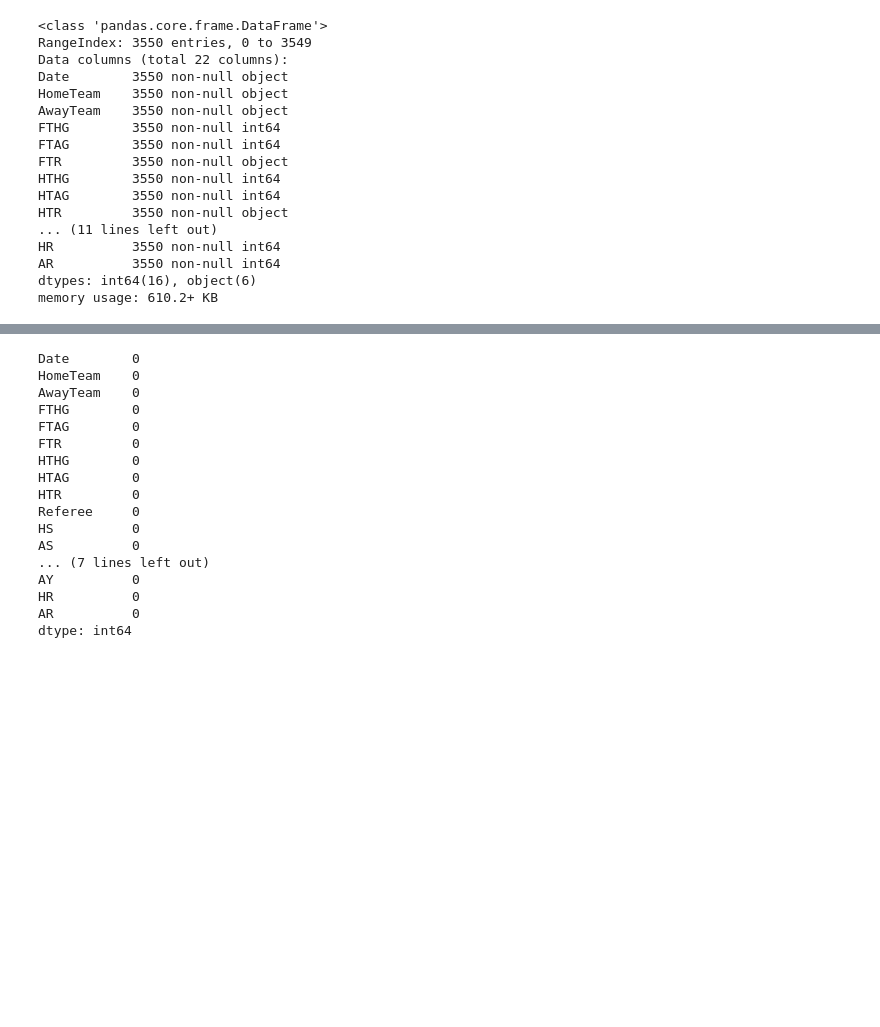
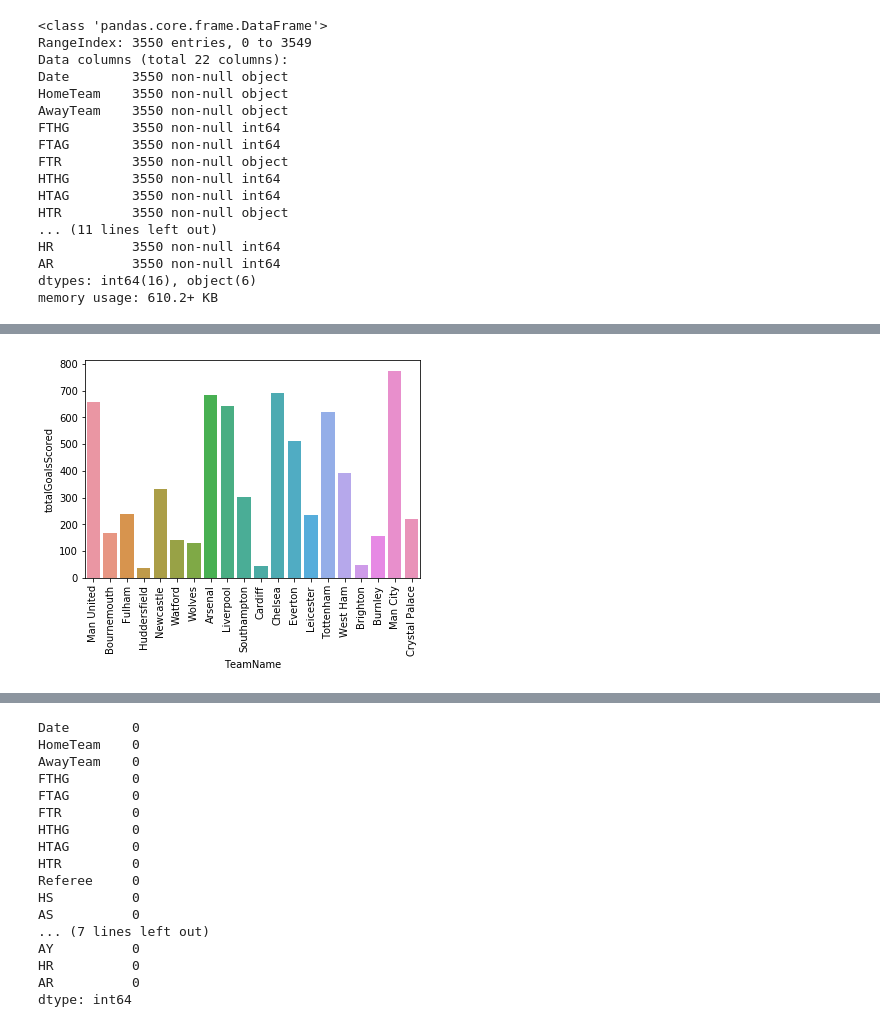
Before and after one commit to binayachaudari/EPL-predict-2019, a Jupyter notebook: EPL-Prediction-2019.ipynb, the cells around one changed output, grey strips where cells are left out. Drawn from its saved outputs; the diff is of its cells as text; code cells hidden in the pictures; blank space fills up the shorter version.

Commit message:
Feature selection and barplot

```diff
--- a/EPL-Prediction-2019.ipynb
+++ b/EPL-Prediction-2019.ipynb
@@ -205,0 +315,10 @@ data[data.FTR == 'H'].plot.hist()
+# %%
+newStatList = []
+for team in team_name:
+    team_vector = getTeamData(team)
+    newStatList.append(team_vector)
+
+teamStats = pd.DataFrame(newList, columns=['TeamName', 'totalGoalsScored', 'totalShotsOnTarget', 'totalGoalsAllowed',
+            'totalYellowCards', 'totalRedCards','totalFouls', 'totalCorners',
+            'totalShots', 'totalShotsAgainst', 'HSPG', 'ASPG', 'goalSaves', 'goalSavesPercent', 'scoringPercent',
+            'saveRatio', 'scoringRatio'])
@@ -205,0 +371,6 @@ data[data.FTR == 'H'].plot.hist()
+# %%
+totalGoalsScoredPlot = sns.barplot(teamStats.TeamName, teamStats.totalGoalsScored)
+for item in totalGoalsScoredPlot.get_xticklabels():
+    item.set_rotation(90)
+# %% [output]
+[figure, added]
```
Also changed, not shown: parts of 12 cells of this notebook, 1 other file.
